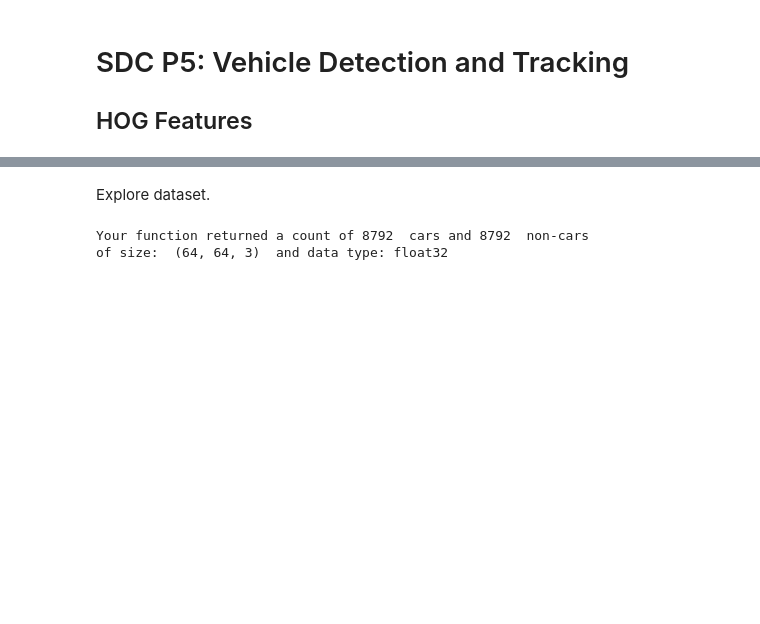
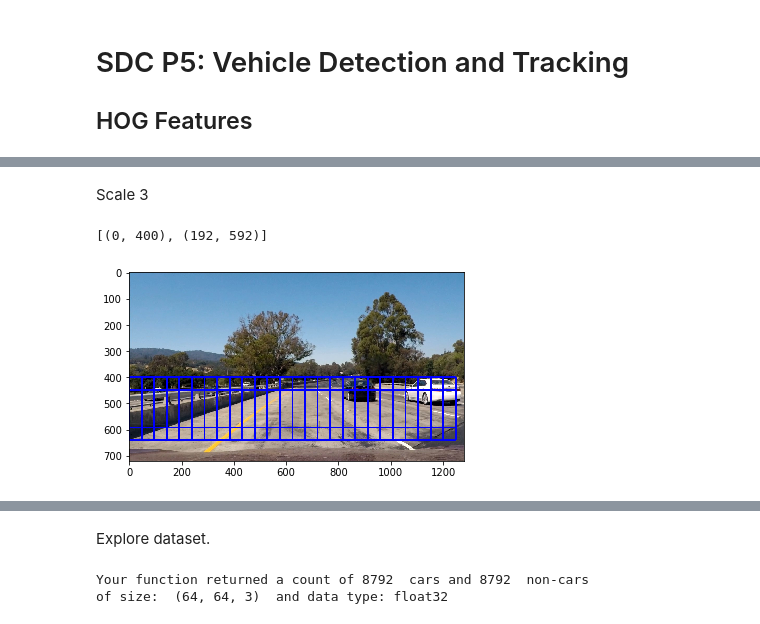
Before and after one commit to gcjyzdd/SDC-P5, a Jupyter notebook: VDT_v1.ipynb, the cells around one changed output, grey strips where cells are left out. Drawn from its saved outputs; the diff is of its cells as text; code cells hidden in the pictures; blank space fills up the shorter version.

```diff
--- a/VDT_v1.ipynb
+++ b/VDT_v1.ipynb
@@ -6,0 +177,33 @@ Get HOG features. And experiment to find a good combination of parameters
+# %% [markdown]
+Scale 3
+# %%
+img = mpimg.imread('./test_images/test1.jpg')
+
+box_list = []
+
+xstart = 0
+ystart = 400
+xstop = img.shape[1]
+ystop = 656
+scale = 3
+
+orient = 8
+pix_per_cell = 8
+cell_per_block = 4
+spatial_size = 32
+hist_bins = 32
+
+box_list2 = find_cars_box(img, 'RGB',
+              xstart, ystart, xstop, ystop,
+              scale, 0, 0,
+              orient, pix_per_cell, cell_per_block,
+              spatial_size, hist_bins)
+box_list.extend(box_list2)
+print(box_list[0])
+
+out = draw_boxes(img, box_list)
+plt.imshow(out)
+plt.savefig('./output_images/sb_3.jpg', bbox_inches="tight")
+# %% [output]
+[(0, 400), (192, 592)]
+[figure, added]
```
Also changed, not shown: parts of 12 cells of this notebook.
